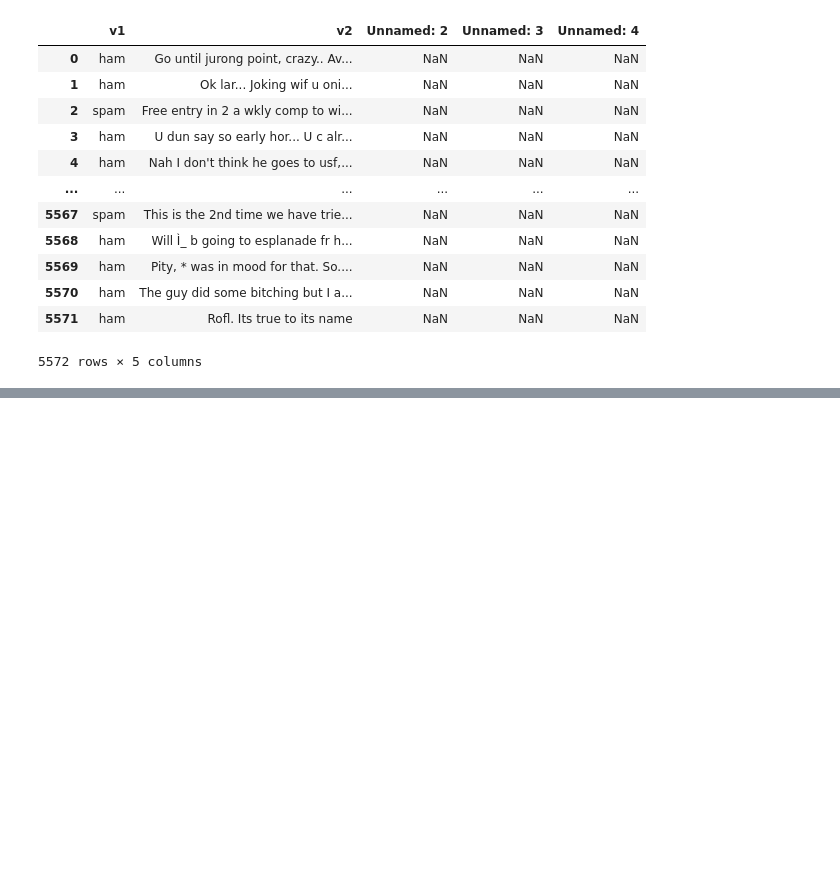
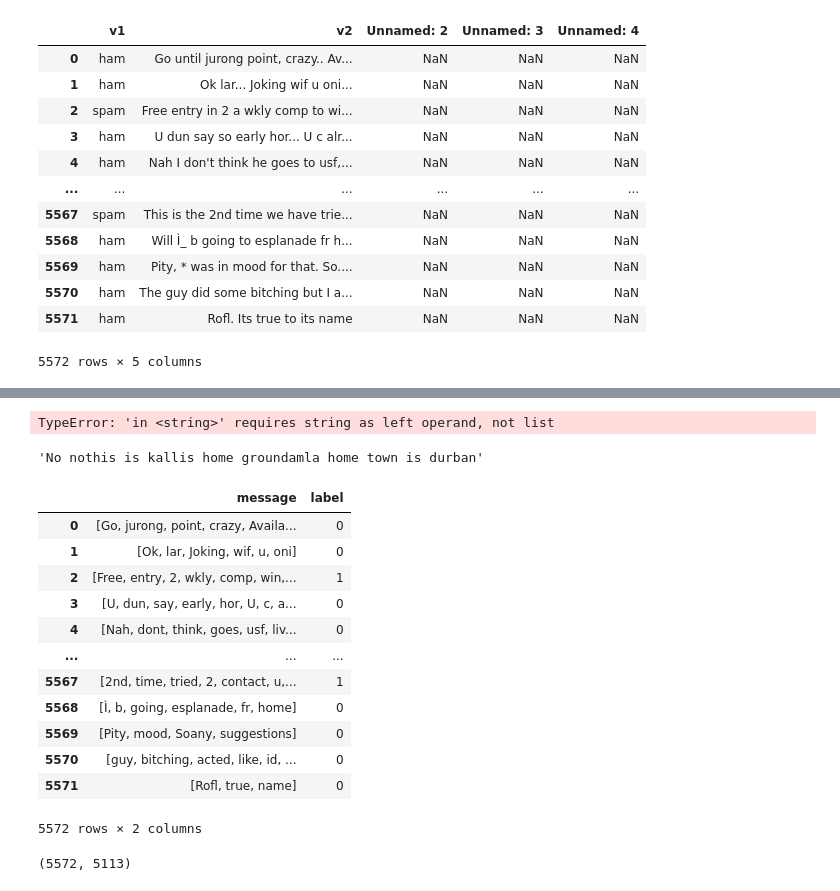
Before and after one commit to Saiyam-3/Spam-Email-Classifier, a Jupyter notebook: Spam Emails.ipynb, the cells around one changed output, grey strips where cells are left out. Cells and saved outputs as stored; diff of their text form; code cells hidden in the pictures; blank space fills up the shorter version.

```diff
--- a/Spam Emails.ipynb
+++ b/Spam Emails.ipynb
@@ -78,0 +102,6 @@ plt.show()
+# %%
+def process(message):
+    nopunc=[char for char in message if char not in string.punctuation]
+    nopunc=''.join(nopunc)
+    clean =[word for word in nopunc.split() if word.lower() not in stopwords.words('english')]
+    return clean
@@ -78,0 +118,29 @@ plt.show()
+# %%
+nopunc=[char for char in df['message'] if char not in string.punctuation]
+nopunc=''.join(nopunc)
+clean = [word for word in nopunc.split() if word.lower() not in stopwords.words('english')]
+print(clean)
+# %% [output]
+TypeError: 'in <string>' requires string as left operand, not list
+# %%
+nopunc
+# %% [output]
+'No nothis is kallis home groundamla home town is durban'
+# %%
+df['message']=df['message'].apply(process)
+# %%
+df
+# %% [output]
+|  | message | label |
+| 0 | [Go, jurong, point, crazy, Availa... | 0 |
+| 1 | [Ok, lar, Joking, wif, u, oni] | 0 |
+| 2 | [Free, entry, 2, wkly, comp, win,... | 1 |
+| 3 | [U, dun, say, early, hor, U, c, a... | 0 |
+| 4 | [Nah, dont, think, goes, usf, liv... | 0 |
+| ... | ... | ... |
+| 5567 | [2nd, time, tried, 2, contact, u,... | 1 |
+| 5568 | [Ì, b, going, esplanade, fr, home] | 0 |
+| 5569 | [Pity, mood, Soany, suggestions] | 0 |
+| 5570 | [guy, bitching, acted, like, id, ... | 0 |
+| 5571 | [Rofl, true, name] | 0 |
+5572 rows × 2 columns
@@ -78,0 +155,4 @@ plt.show()
+# %%
+text.shape
+# %% [output]
+(5572, 5113)
```
Also changed, not shown: parts of 29 cells of this notebook.
